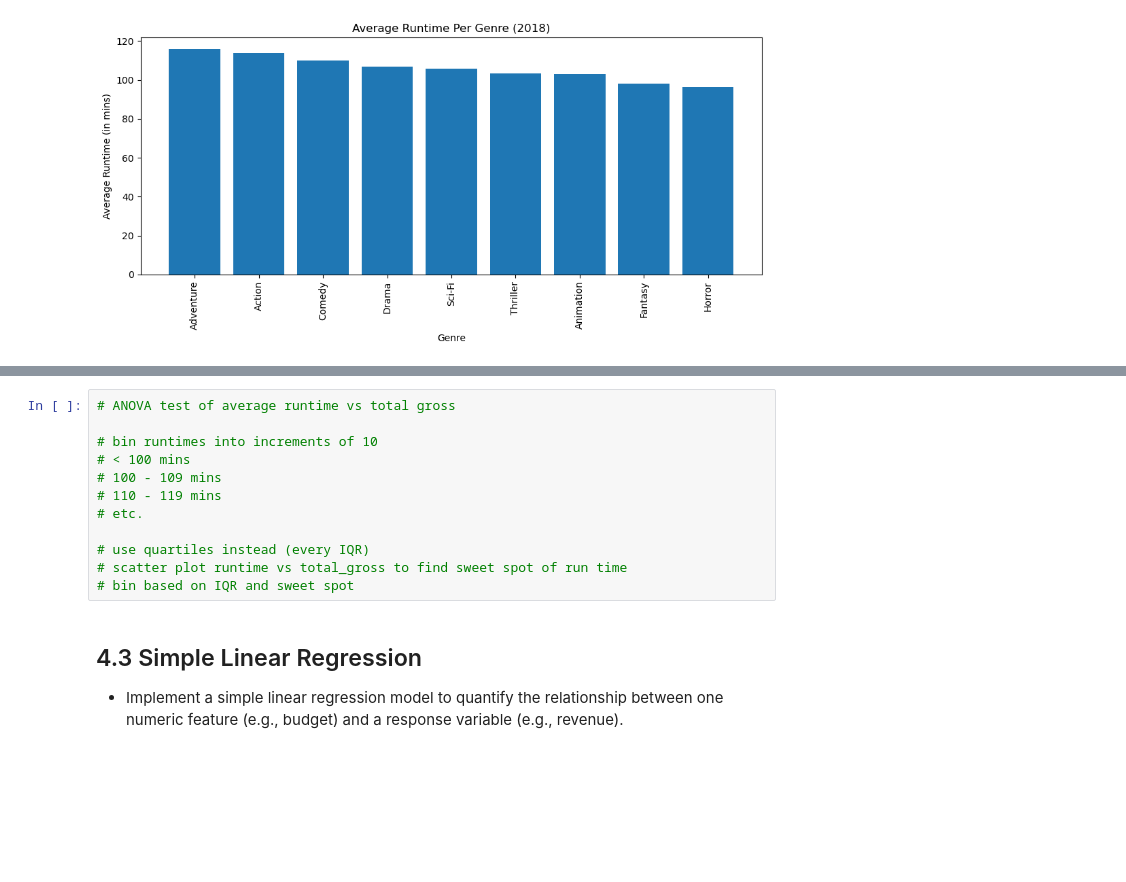
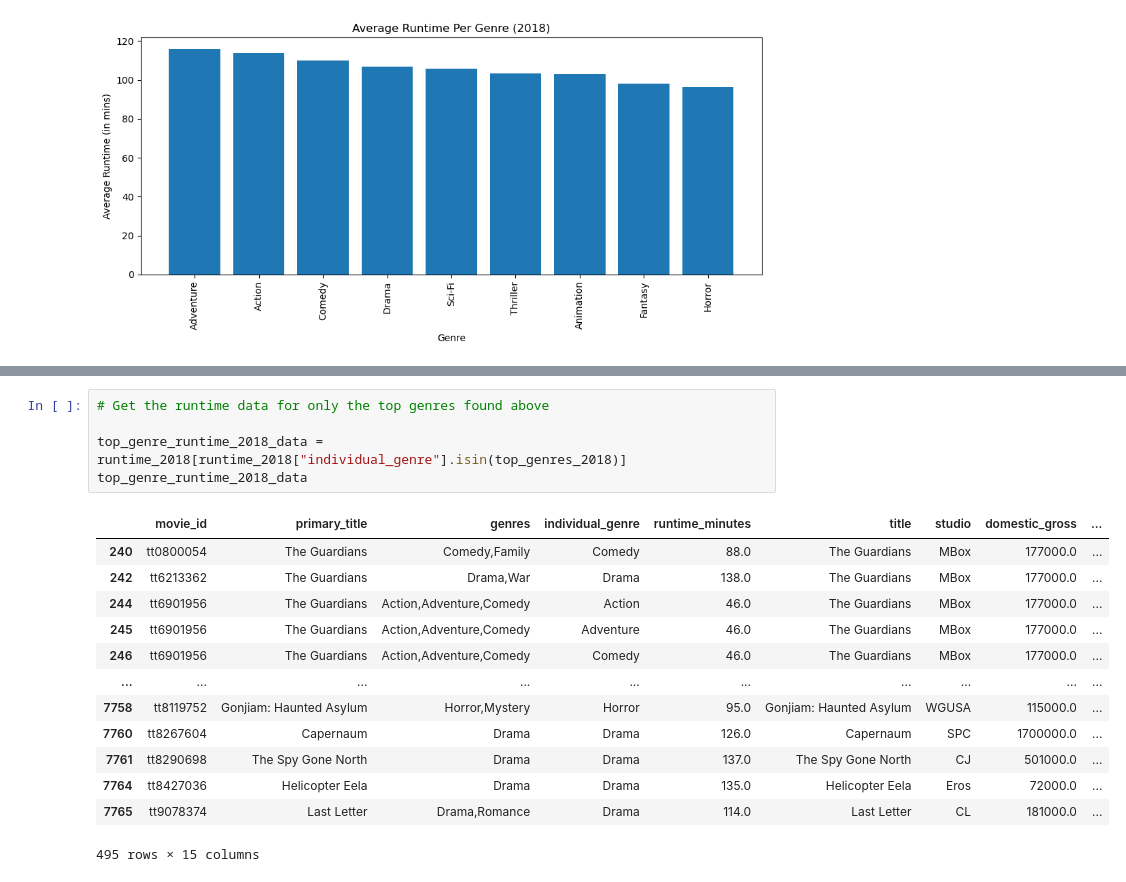
Before and after one commit to quadrillionaiire/SmartStudioRecs, a Jupyter notebook: notebooks/data_analysis_anbita.ipynb, the cells around one changed output, grey strips where cells are left out. Saved outputs shown, nothing was run; the diff lists cells and outputs as text; blank space fills up the shorter version.

```diff
--- a/notebooks/data_analysis_anbita.ipynb
+++ b/notebooks/data_analysis_anbita.ipynb
@@ -393,15 +365,19 @@ Name: total_gross, Length: 77, dtype: float64
-# %%
-# ANOVA test of average runtime vs total gross
-
-# bin runtimes into increments of 10
-# < 100 mins
-# 100 - 109 mins
-# 110 - 119 mins
-# etc.
-
-# use quartiles instead (every IQR)
-# scatter plot runtime vs total_gross to find sweet spot of run time
-# bin based on IQR and sweet spot
-# %% [markdown]
-## 4.3 Simple Linear Regression
-- Implement a simple linear regression model to quantify the relationship between one numeric feature (e.g., budget) and a response variable (e.g., revenue).
+# %%
+# Get the runtime data for only the top genres found above
+
+top_genre_runtime_2018_data = runtime_2018[runtime_2018["individual_genre"].isin(top_genres_2018)]
+top_genre_runtime_2018_data
+# %% [output]
+|  | movie_id | primary_title | genres | individual_genre | runtime_minutes | title | studio | domestic_gross | ... |
+| 240 | tt0800054 | The Guardians | Comedy,Family | Comedy | 88.0 | The Guardians | MBox | 177000.0 | ... |
+| 242 | tt6213362 | The Guardians | Drama,War | Drama | 138.0 | The Guardians | MBox | 177000.0 | ... |
+| 244 | tt6901956 | The Guardians | Action,Adventure,Comedy | Action | 46.0 | The Guardians | MBox | 177000.0 | ... |
+| 245 | tt6901956 | The Guardians | Action,Adventure,Comedy | Adventure | 46.0 | The Guardians | MBox | 177000.0 | ... |
+| 246 | tt6901956 | The Guardians | Action,Adventure,Comedy | Comedy | 46.0 | The Guardians | MBox | 177000.0 | ... |
+| ... | ... | ... | ... | ... | ... | ... | ... | ... | ... |
+| 7758 | tt8119752 | Gonjiam: Haunted Asylum | Horror,Mystery | Horror | 95.0 | Gonjiam: Haunted Asylum | WGUSA | 115000.0 | ... |
+| 7760 | tt8267604 | Capernaum | Drama | Drama | 126.0 | Capernaum | SPC | 1700000.0 | ... |
+| 7761 | tt8290698 | The Spy Gone North | Drama | Drama | 137.0 | The Spy Gone North | CJ | 501000.0 | ... |
+| 7764 | tt8427036 | Helicopter Eela | Drama | Drama | 135.0 | Helicopter Eela | Eros | 72000.0 | ... |
+| 7765 | tt9078374 | Last Letter | Drama,Romance | Drama | 114.0 | Last Letter | CL | 181000.0 | ... |
+495 rows × 15 columns
```
Also changed, not shown: parts of 37 cells of this notebook, 1 other file.
